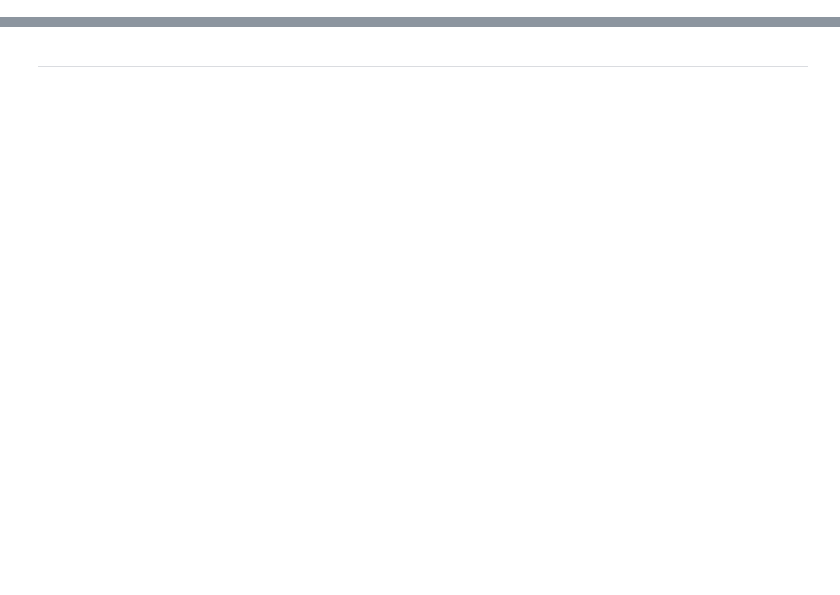
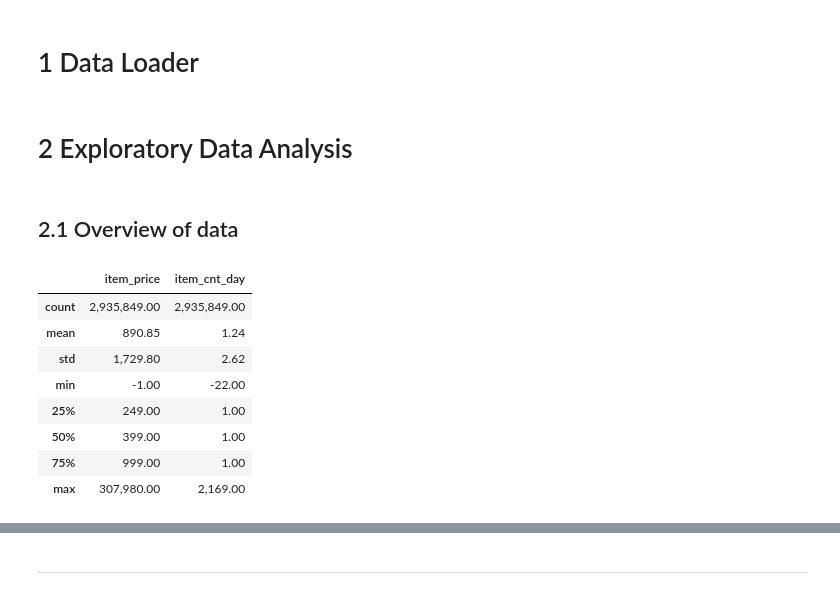
Before and after one commit to X1anghe/AIDM, a Jupyter notebook: Assignment2/src/DataVisualisation.ipynb, the cells around one changed output, grey strips where cells are left out. Cells and saved outputs as stored; diff of their text form; code cells hidden in the pictures; blank space fills up the shorter version.

```diff
--- a/Assignment2/src/DataVisualisation.ipynb
+++ b/Assignment2/src/DataVisualisation.ipynb
@@ -268,0 +20,9 @@ sold only once, remove is justified
+# %% [markdown]
+# 1 Data Loader
+# %%
+categories=pd.read_csv("../datasets/item_categories.csv")
+items=pd.read_csv("../datasets/items.csv")
+submission=pd.read_csv("../datasets/sample_submission.csv")
+shops=pd.read_csv("../datasets/shops.csv")
+test=pd.read_csv("../datasets/test.csv")
+train=pd.read_csv("../datasets/sales_train.csv")
@@ -268,0 +32,17 @@ sold only once, remove is justified
+# %% [markdown]
+# 2 Exploratory Data Analysis
+# %% [markdown]
+## 2.1  Overview of data
+# %%
+# Basic statistics of item sales price and item sale
+train[["item_price", "item_cnt_day"]].describe().applymap('{:,.2f}'.format)
+# %% [output]
+|  | item_price | item_cnt_day |
+| count | 2,935,849.00 | 2,935,849.00 |
+| mean | 890.85 | 1.24 |
+| std | 1,729.80 | 2.62 |
+| min | -1.00 | -22.00 |
+| 25% | 249.00 | 1.00 |
+| 50% | 399.00 | 1.00 |
+| 75% | 999.00 | 1.00 |
+| max | 307,980.00 | 2,169.00 |
```
Also changed, not shown: parts of 129 cells of this notebook.
